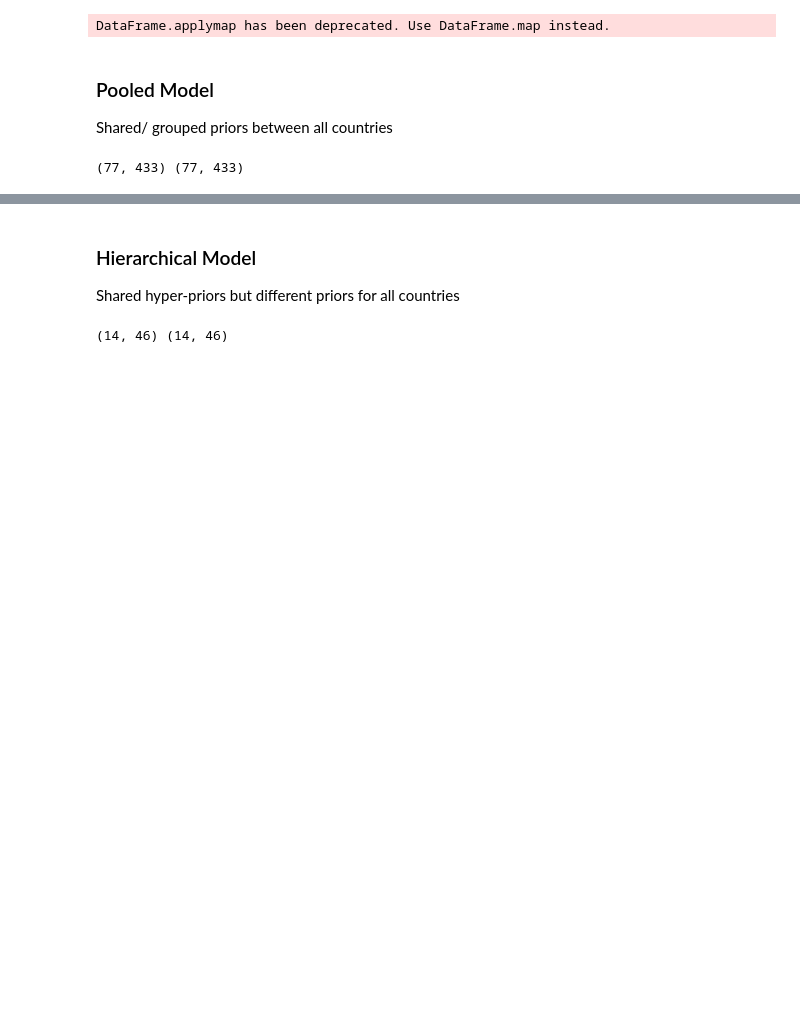
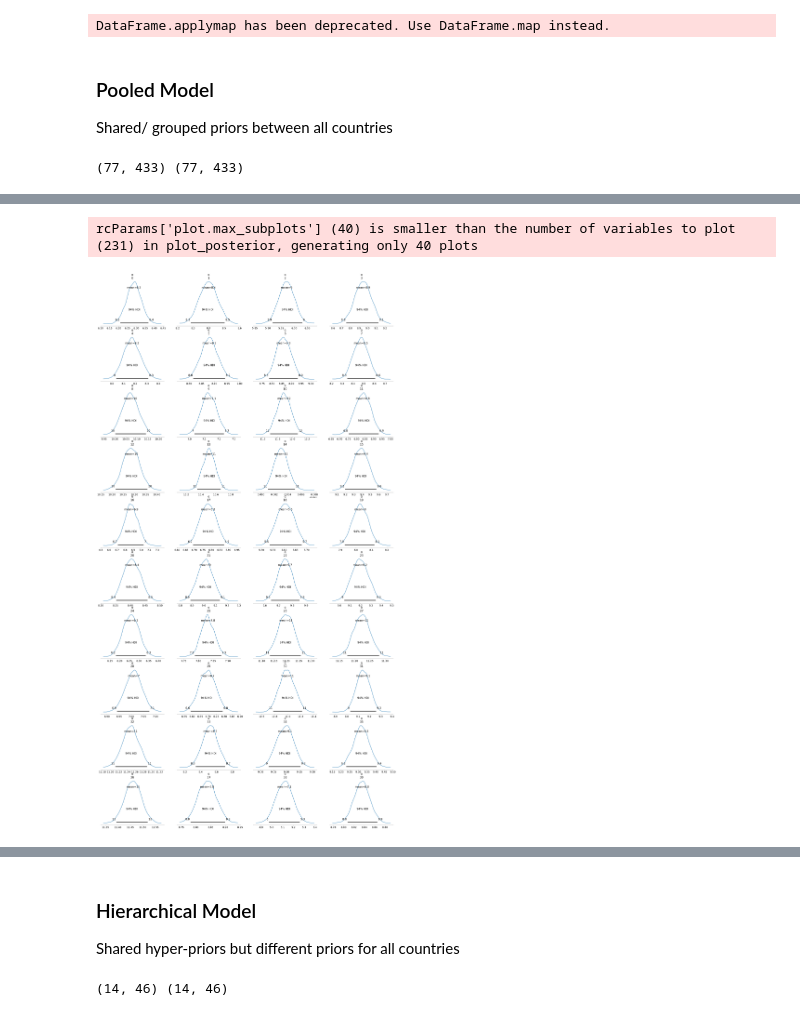
Before and after one commit to SPBU-study/statistics-2024-fall, a Jupyter notebook: baseline_reproduced.ipynb, the cells around one changed output, grey strips where cells are left out. Drawn from its saved outputs; the diff is of its cells as text; code cells hidden in the pictures; blank space fills up the shorter version.

```diff
--- a/baseline_reproduced.ipynb
+++ b/baseline_reproduced.ipynb
@@ -502,4 +512,7 @@ means_df
 # %%
-## Plotting posterior will give a combined view of all countries
-# az.plot_posterior(data=pooled, var_names=prior_vars, group='posterior');
+# Plotting posterior will give a combined view of all countries
+az.plot_posterior(data=pooled, var_names=prior_vars, group='posterior');
+# %% [output]
+rcParams['plot.max_subplots'] (40) is smaller than the number of variables to plot (231) in plot_posterior, generating only 40 plots
+[figure, added]
 # %%
```
Also changed, not shown: parts of 8 cells of this notebook, 1 other file.
